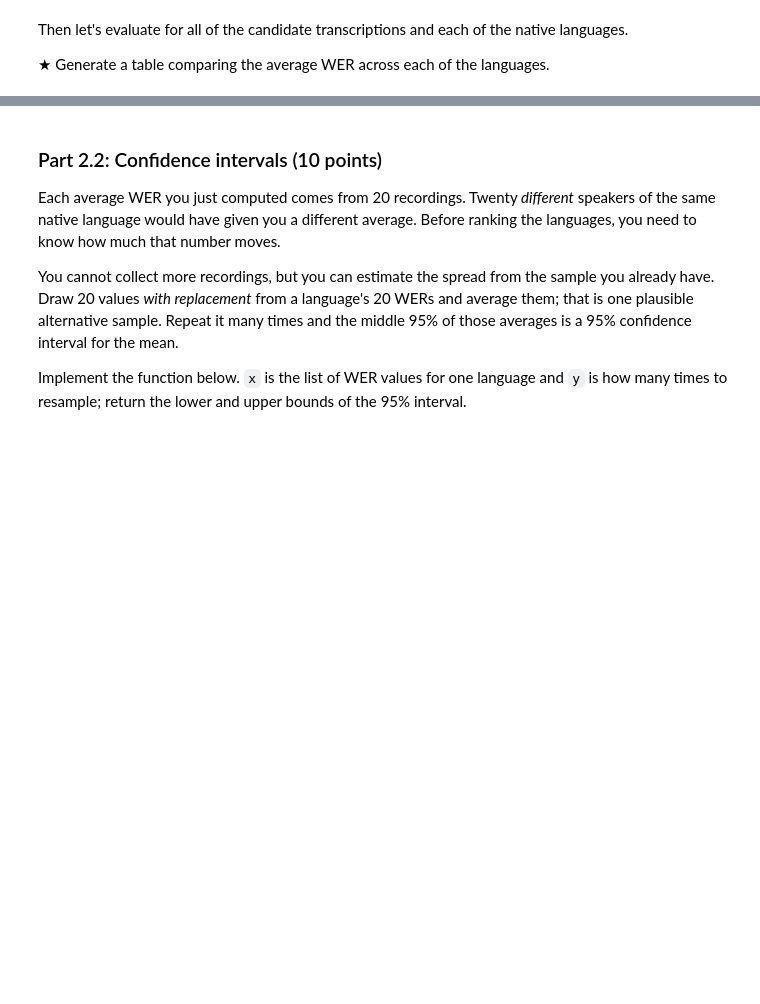
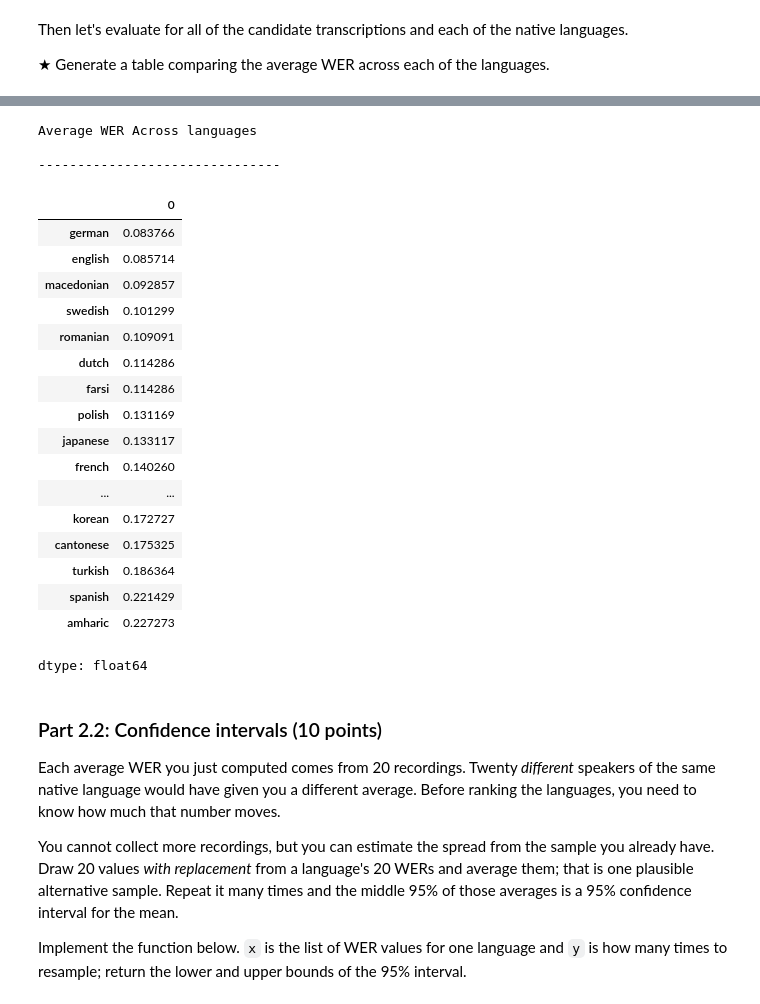
Before and after one commit to hexhannah/eecs283ahwk, a Jupyter notebook: HW1.ipynb, the cells around one changed output, grey strips where cells are left out. Saved outputs shown, nothing was run; the diff lists cells and outputs as text; code cells hidden in the pictures; blank space fills up the shorter version.

```diff
--- a/HW1.ipynb
+++ b/HW1.ipynb
@@ -581,6 +891,7 @@ Then let's evaluate for all of the candidate transcriptions and each of the nati
 # %%
 import nltk
 nltk.download('punkt_tab')
+
 
 reference = "Please call Stella.  Ask her to bring these things with her from the store: " \
             "Six spoons of fresh snow peas, five thick slabs of blue cheese, and maybe a snack " \
@@ -588,11 +899,19 @@ reference = "Please call Stella.  Ask her to bring these things with her from th
             "She can scoop these things into three red bags, and we will go meet her Wednesday at the "\
             "train station."
 
+
 language_wers = {language: list() for language in languages_with_over_20_samples}
 for language, transcripts in transcriptions.items():
     for candidate in transcripts:
         language_wers[language].append(part2_1(nltk.word_tokenize(reference), nltk.word_tokenize(candidate)))
 
+
 save_results(language_wers, "results/language_wers.json")
 
-# TODO: Scratch space for computing average WER and generating a table to compare across native languages.
+
+# scratch work
+print("\nAverage WER Across languages\n")
+print("-------------------------------\n")
+# lower WER is better! so ascending = True
+pd.DataFrame(language_wers).mean().sort_values(ascending = True).head(20) # 20 languages
+# %% [output]
@@ -599,3 +920,24 @@ save_results(language_wers, "results/language_wers.json")
+Average WER Across languages
+
+-------------------------------
+|  | 0 |
+| german | 0.083766 |
+| english | 0.085714 |
+| macedonian | 0.092857 |
+| swedish | 0.101299 |
+| romanian | 0.109091 |
+| dutch | 0.114286 |
+| farsi | 0.114286 |
+| polish | 0.131169 |
+| japanese | 0.133117 |
+| french | 0.140260 |
+| ... | ... |
+| korean | 0.172727 |
+| cantonese | 0.175325 |
+| turkish | 0.186364 |
+| spanish | 0.221429 |
+| amharic | 0.227273 |
+dtype: float64
 # %% [markdown]
 ### Part 2.2: Confidence intervals (10 points)
 
```
Also changed, not shown: parts of 22 cells of this notebook.
